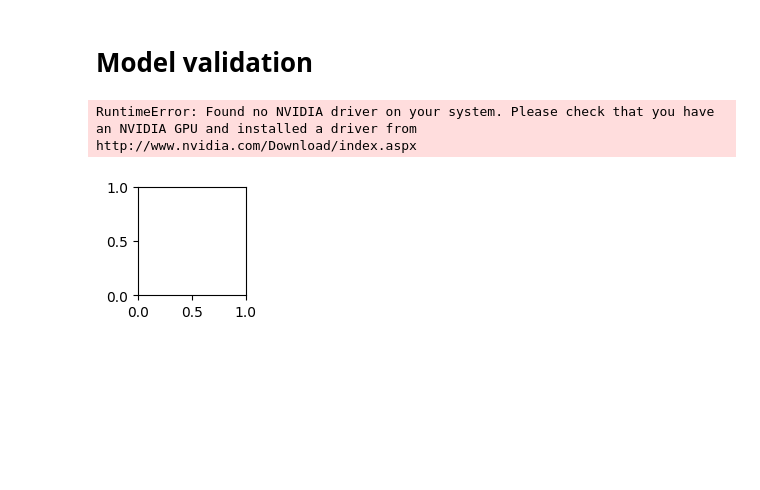
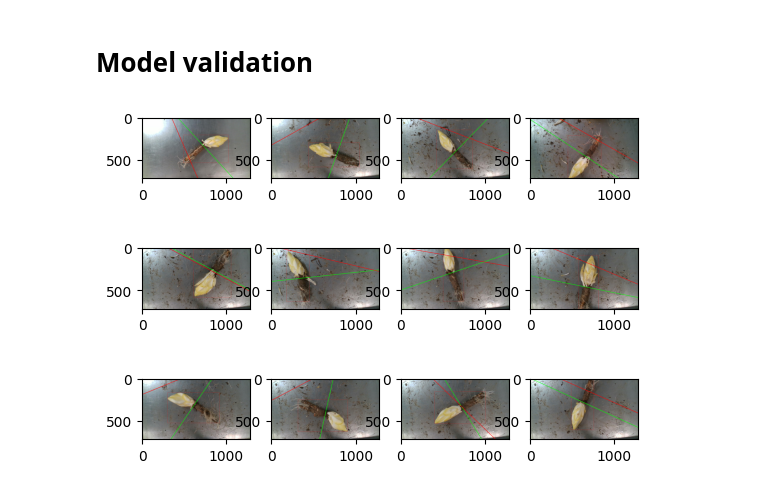
Before and after one commit to MatthiasDR96/cutting_line_detection, a Jupyter notebook: _build/jupyter_execute/notebooks/4_model_validation.ipynb, the cells around one changed output. Drawn from its saved outputs; the diff is of its cells as text; code cells hidden in the pictures; blank space fills up the shorter version.

```diff
--- a/_build/jupyter_execute/notebooks/4_model_validation.ipynb
+++ b/_build/jupyter_execute/notebooks/4_model_validation.ipynb
@@ -86,33 +86,32 @@ for i, row in df_test.iterrows():
 	a1 = 0 if (y[1][0] - y[0][0]) == 0 else (y[1][1] - y[0][1]) / (y[1][0] - y[0][0])
 	b1 = y[0][1] - a1*y[0][0]
 
 	# Predict line
-	pred = model(transformed_image.unsqueeze(0).cuda().float()) # Unsqueeze to solve for missing batch dimension
+	pred = model(transformed_image.unsqueeze(0).to(device).float()) # Unsqueeze to solve for missing batch dimension
 	pred = pred.detach().cpu().numpy()[0]
 
 	# Scale prediction to account for resizing
 	pred[0] = pred[0] /224*width
 	pred[1] = pred[1] /224*height
 	pred[2] = pred[2] /224*width
 	pred[3] = pred[3] /224*height
 
 	# Get predicted line
 	a2 = 0 if (pred[2] - pred[0]) == 0 else (pred[3] - pred[1]) / (pred[2] - pred[0])
 	b2 = pred[1] - a2*pred[0]
 
 	# Draw ground truth and predicted line
 	draw_extended_line(image, a1, b1, color=(0, 255, 0), thickness=3)
 	draw_extended_line(image, a2, b2, color=(255, 0, 0), thickness=3)
 
 	# Visualize
 	cv2.rectangle(image, (int(labeldata[0]), int(labeldata[1])), (int(labeldata[2]), int(labeldata[3])), (255, 0, 0), 1)
 	plt.imshow(image)
 
 	# Stop reading
 	if i >= 3*4-1: break
 
 # Show
 plt.show()
 # %% [output]
-RuntimeError: Found no NVIDIA driver on your system. Please check that you have an NVIDIA GPU and installed a driver from http://www.nvidia.com/Download/index.aspx
-[figure, old version]
+[figure, new version]
```
Also changed, not shown: 47 other files.
